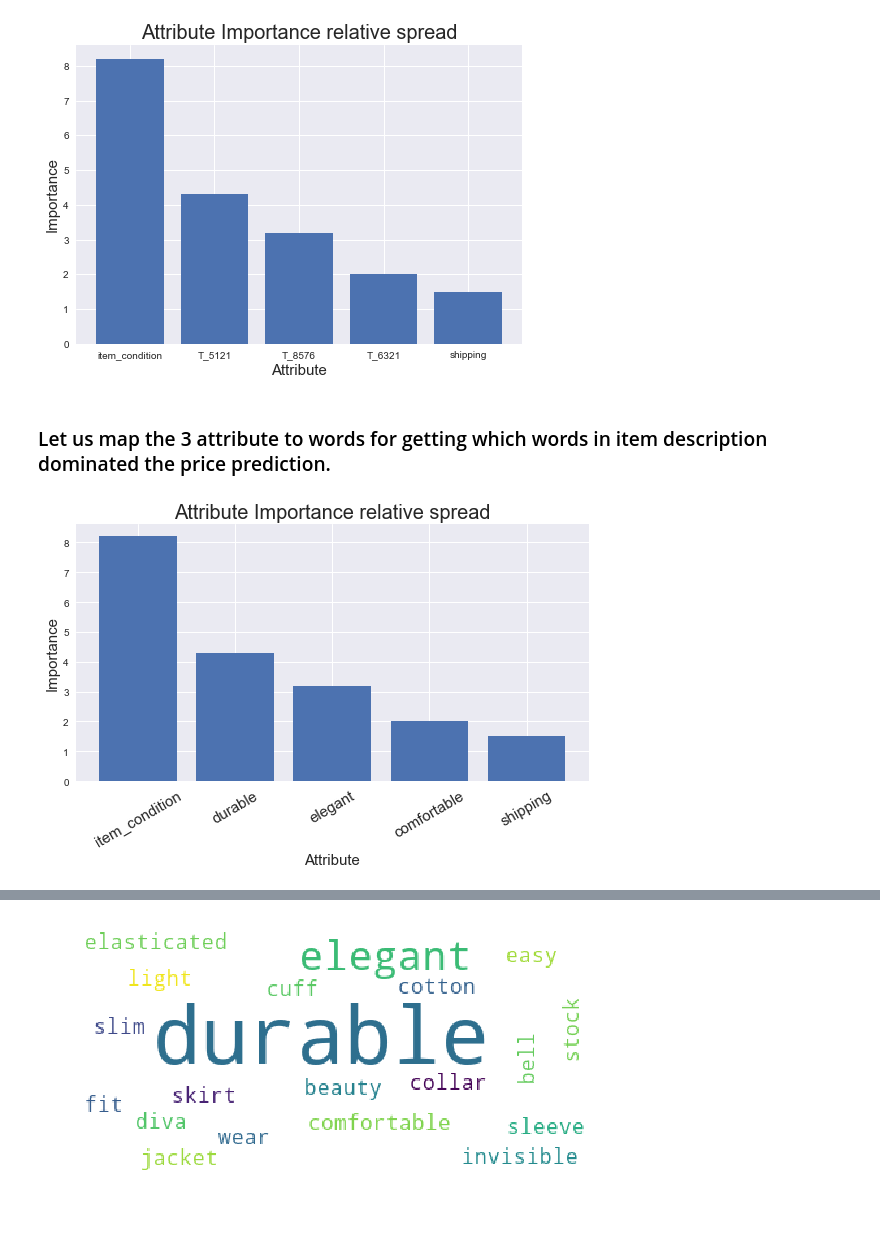
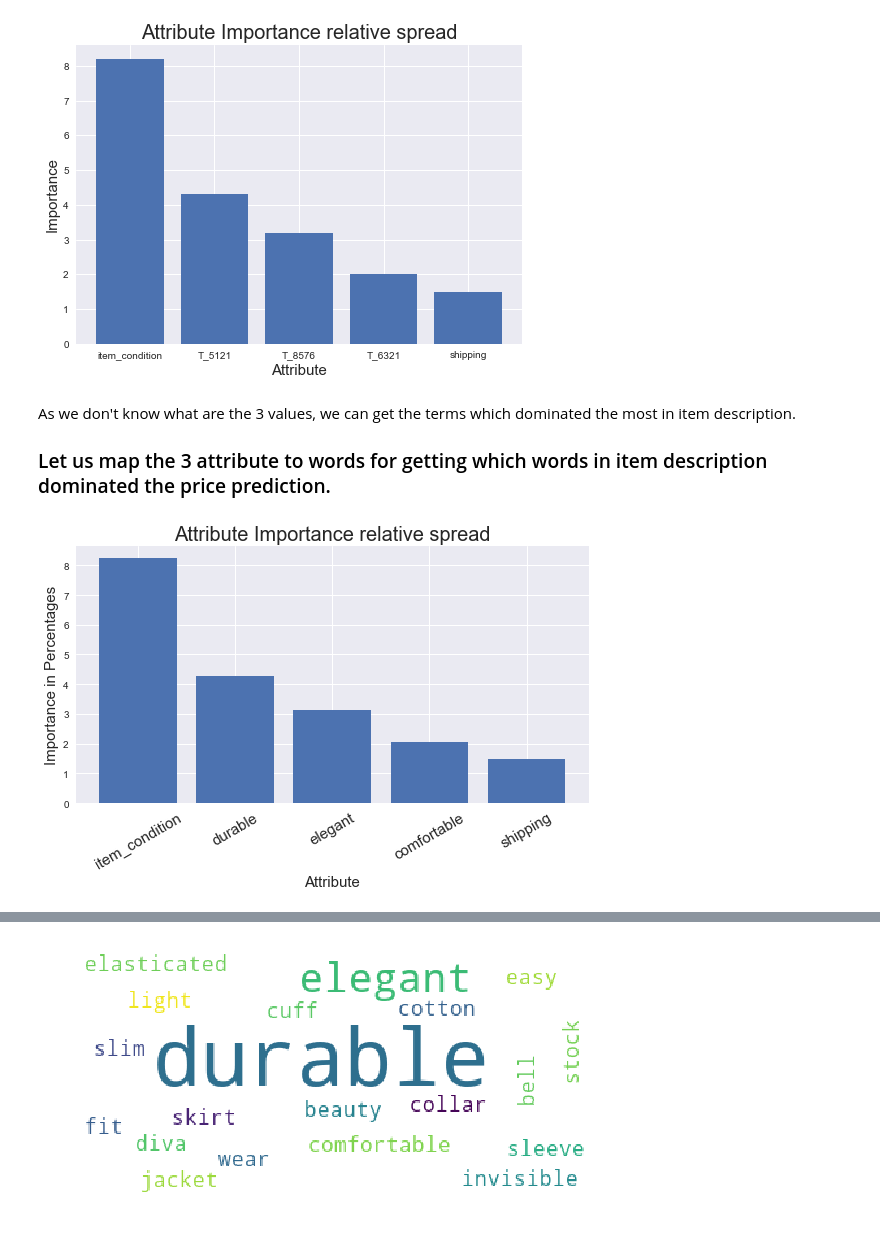
Before and after one commit to karthiktsaliki/Price_Suggestion_E-Commerce, a Jupyter notebook: Price Suggestion E-Commerce.ipynb, the cells around one changed output, grey strips where cells are left out. Cells and saved outputs as stored; diff of their text form; code cells hidden in the pictures.

```diff
--- a/Price Suggestion E-Commerce.ipynb
+++ b/Price Suggestion E-Commerce.ipynb
@@ -416,22 +516,24 @@ plt.show()
 # %% [output]
 [figure]
 # %% [markdown]
+As we don't know what are the 3 values, we can get the terms which dominated the most in item description.
+
 ### Let us map the 3 attribute to words for getting which words in item description dominated the price prediction.
 # %%
+# Plot the modified bar diagram
 terms=[5121,8576,6321]
 modified_x=[]
 modified_x.append(x[0])
-modified_x.extend([term_vocab_map['term'] for term in terms])
+modified_x.extend([term_vocab_map[term] for term in terms])
 modified_x.append(x[4])
 y=sorted_feature['gain'].values[:5]
-plt.ylim([math.ceil(low-0.5*(high-low)), math.ceil(high+0.5*(high-low))])
 plt.bar(modified_x,y)
 plt.xticks(modified_x, fontsize=15, rotation=30)
 plt.xlabel('Attribute',fontsize=15)
-plt.ylabel('Importance',fontsize=15)
+plt.ylabel('Importance in Percentages',fontsize=15)
 plt.title('Attribute Importance relative spread',fontsize=20)
 plt.tight_layout()
 plt.savefig('Attribute_Importance.png')
 plt.show()
 # %% [output]
-[figure, old version]
+[figure, new version]
```
Also changed, not shown: parts of 52 cells of this notebook, 1 other file.
